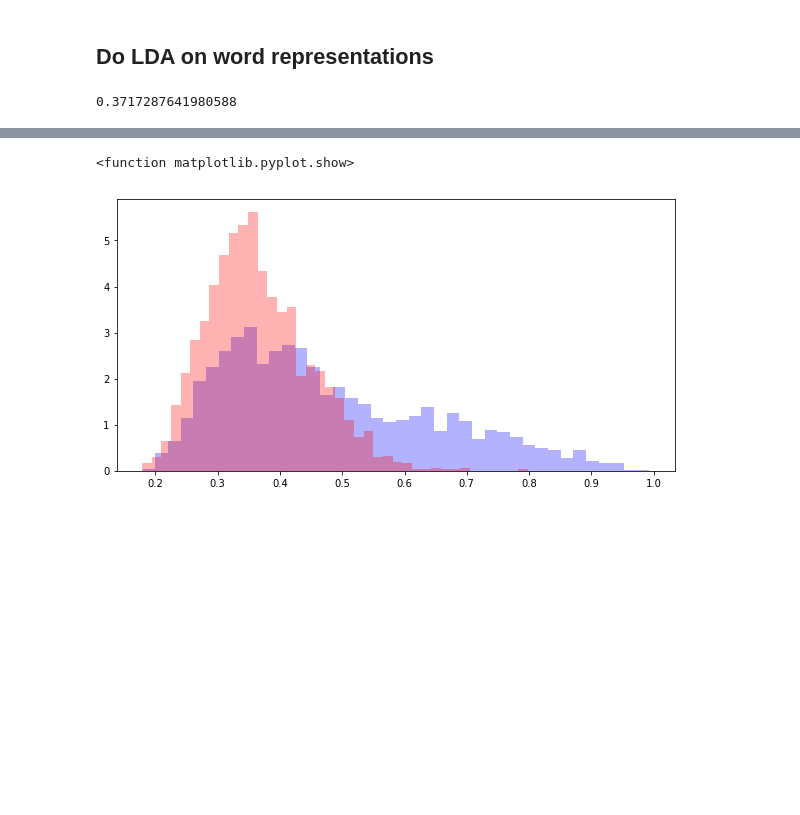
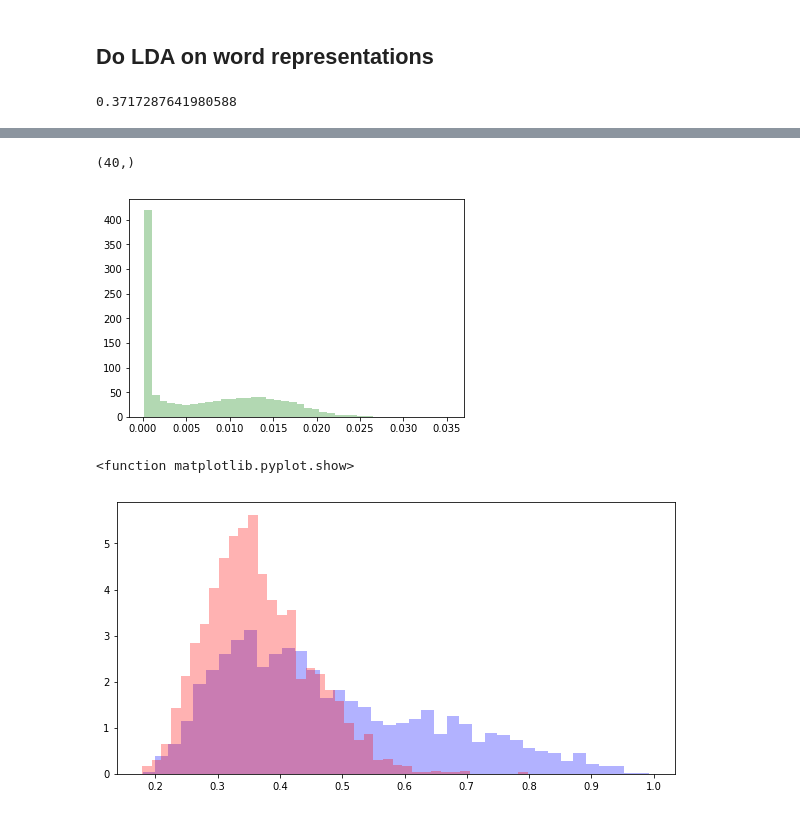
Before and after one commit to Sasha115/le49_project17, a Jupyter notebook: Process data.ipynb, the cells around one changed output, grey strips where cells are left out. Cells and saved outputs as stored; diff of their text form; code cells hidden in the pictures; blank space fills up the shorter version.

```diff
--- a/Process data.ipynb
+++ b/Process data.ipynb
@@ -288,3 +303,8 @@ plt.show()
+# %%
+plt.hist(std_lda_b5_av_c_10,bins=40,alpha = 0.3,normed=True,color ='green')[0].shape
+# %% [output]
+(40,)
+[figure, added]
 # %%
 plt.figure(figsize=(10, 5))
 plt.hist(np.max(model_lda_b5_av_topic_c_10,axis=1),bins=40,alpha = 0.3,normed=True, color = 'blue')
```
Also changed, not shown: parts of 12 cells of this notebook.
